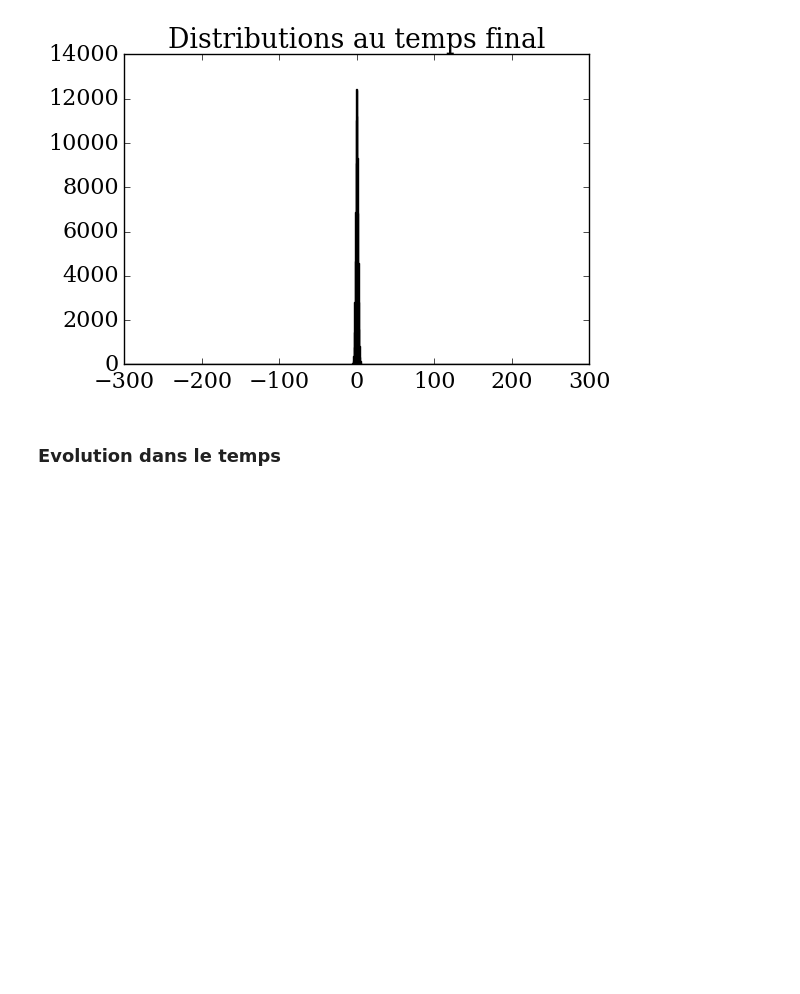
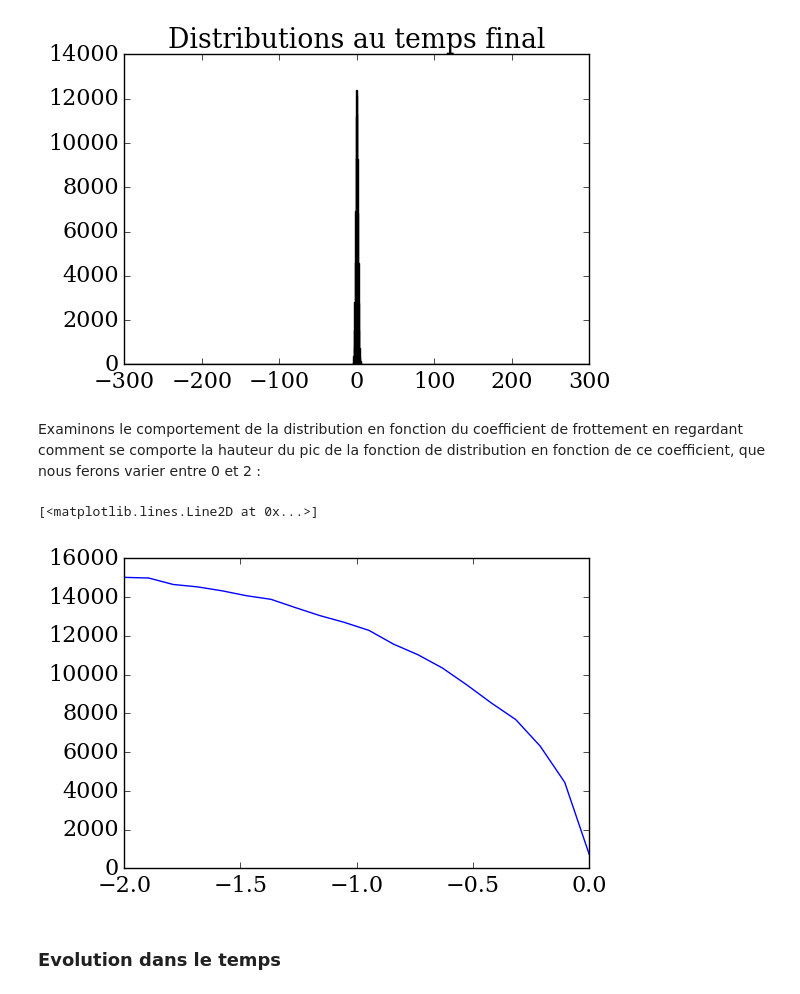
Before and after one commit to be-rays/Module6_MonteCarlo, a Jupyter notebook: Monte-Carlo.ipynb, the cells around one changed output. Drawn from its saved outputs; the diff is of its cells as text; code cells hidden in the pictures; blank space fills up the shorter version.

Commit message:
22/04
Hauteur de pic en fonction du coefficient de frottement

```diff
--- a/Monte-Carlo.ipynb
+++ b/Monte-Carlo.ipynb
@@ -326,11 +326,50 @@ for i in range(nt):
 
         x[i+1]=x[i]+f*x[i]*dt+numpy.sqrt(2*alpha*dt)*numpy.random.normal(0,1,npart)
 
+count_peak=0
+for element in x[nt]:
+    if abs(element)<0.5 :
+        count_peak+=1
+count_peak=count_peak/2
+
 pyplot.figure(2)
 pyplot.title('Distributions au temps final')
 pyplot.hist(x[nt],bins=numpy.arange(-300,300., 0.5),normed=False, color='red');
 # %% [output]
 [figure]
+# %% [markdown]
+Examinons le comportement de la distribution en fonction du coefficient de frottement en regardant comment se comporte la hauteur du pic de la fonction de distribution en fonction de ce coefficient, que nous ferons varier entre 0 et 2 :
+# %%
+f=numpy.linspace(-2.,0.,20) #gamma entre 0 et 2
+count_peak=numpy.zeros(20) #permet de trouver la hauteur du pic pour une valeur de f donnée
+
+t = numpy.arange(0,T+dt,dt)
+x = numpy.empty([nt+1,npart])
+
+x[0]=x0
+
+
+pos_in_f=0
+while pos_in_f <20 :
+    for i in range(nt):
+
+        x[i+1]=x[i]+f[pos_in_f]*x[i]*dt+numpy.sqrt(2*alpha*dt)*numpy.random.normal(0,1,npart)
+
+    #Ce qui suit est l'équivalent de compter le contenu des deux boîtes de l'histogramme les plus proches du centre de la distribution.
+    for element in x[nt]:
+        if abs(element)<0.5 :
+            count_peak[pos_in_f]+=1
+
+    #On prend comme hauteur de pic la moyenne des contenus des deux boîtes situées de part et d'autre du centre de la distribution.
+    count_peak[pos_in_f]=count_peak[pos_in_f]/2
+
+
+    pos_in_f+=1
+# %%
+pyplot.plot(f,count_peak)
+# %% [output]
+[<matplotlib.lines.Line2D at 0x...>]
+[figure, added]
 # %% [markdown]
 ### Evolution dans le temps
 # %%
```
Also changed, not shown: parts of 11 cells of this notebook.
